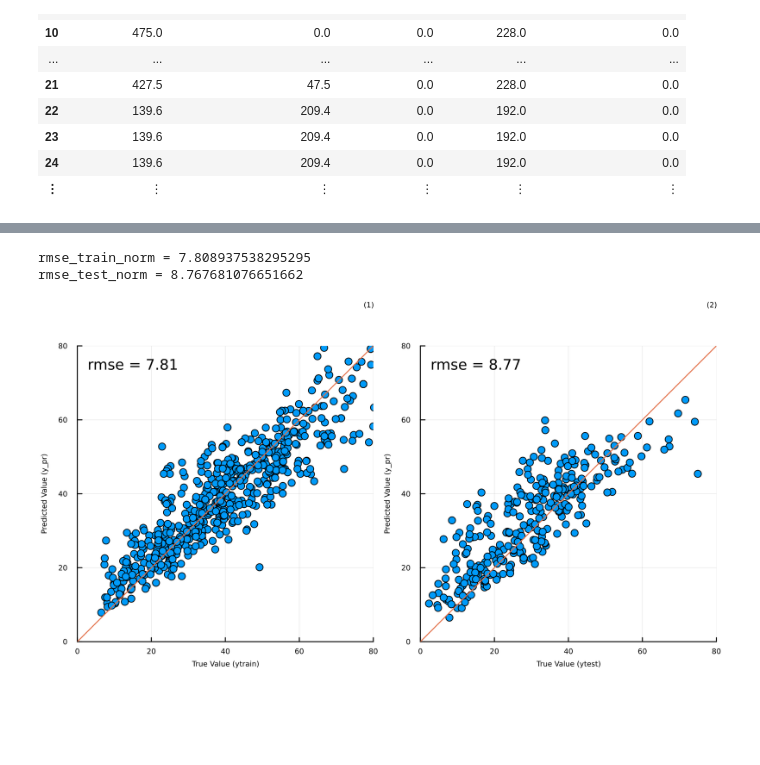
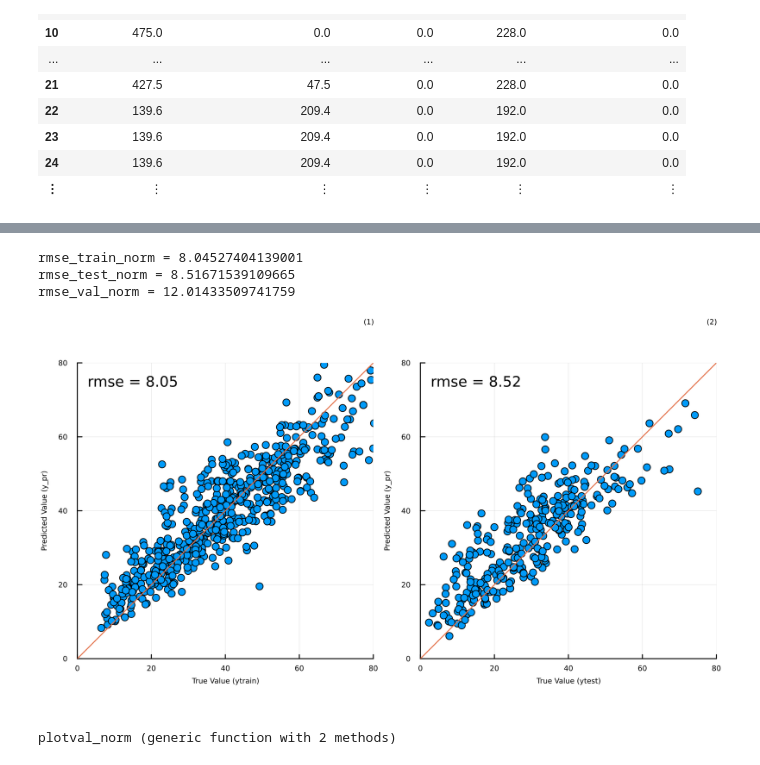
Before and after one commit to uiceds/cee-492-term-project-fall-2022-team-online, a Jupyter notebook: reference/2-Support Vector Regression/SVR.ipynb, the cells around one changed output, grey strips where cells are left out. Saved outputs shown, nothing was run; the diff lists cells and outputs as text; code cells hidden in the pictures; blank space fills up the shorter version.

```diff
--- a/reference/2-Support Vector Regression/SVR.ipynb
+++ b/reference/2-Support Vector Regression/SVR.ipynb
@@ -193,17 +200,52 @@ Best hyper-parameters: Dict{Symbol, Any}(:gamma => 0.03, :C => 33)
 # %%
-regressor_norm = ScikitLearn.fit!(skSVR.SVR(C=33, gamma=0.03, degree =1.0),xtrainnorm,ytrain)
+regressor_norm = ScikitLearn.fit!(skSVR.SVR(C=50, gamma=0.02, degree =1.0),xtrainnorm,ytrain)
 
 y_pr_trainnorm = ScikitLearn.predict(regressor_norm,xtrainnorm)
 y_pr_testnorm = ScikitLearn.predict(regressor_norm,xtestnorm)
-#y_pr_valnorm = ScikitLearn.predict(regressor, xvalnorm)
+y_pr_valnorm = ScikitLearn.predict(regressor, xvalnorm)
 println("rmse_train_norm = $(rmse_SVR_train = sqrt(mse(y_pr_trainnorm, ytrain)))")
 println("rmse_test_norm = $(rmse_SVR_test = sqrt(mse(y_pr_testnorm, ytest)))")
-#println("rmse_test_norm = $(rmse_SVR_test = sqrt(mse(y_pr_valnorm, yval)))")
+println("rmse_val_norm = $(rmse_SVR_test = sqrt(mse(y_pr_valnorm, yval)))")
 # %% [output]
-rmse_train_norm = 7.808937538295295
-rmse_test_norm = 8.767681076651662
+rmse_train_norm = 8.04527404139001
+rmse_test_norm = 8.51671539109665
+rmse_val_norm = 12.01433509741759
 # %%
-display(plottraintest(ytrain, y_pr_trainnorm, ytest, y_pr_testnorm))
-# savefig(joinpath(dirname(@__FILE__), "Tree.png"))
+display(plottraintest(ytrain, y_pr_trainnorm, ytest, y_pr_testnorm))#,"Normalised x_train & Hyperparameter Tuned (Train)", "Normalised x_train & Hyperparameter Tuned (Test)"))
+savefig(joinpath(dirname(@__FILE__), "SVR_normed_2.png"))
 # %% [output]
-[figure, old version]
+[figure, new version]
+# %%
+function plotval_norm(yval, y_pr_val, y_pr_valnorm)
+    xx = 0:80
+    compare_plt_train = plot(ytrain, y_pr_train,
+    st=:scatter,
+    xlims=(0,80),
+    ylims=(0,80),
+    xlab = "True Value (yval)",
+    ylab = "Predicted Value (y_pr)",
+    size = (500,500),
+    aspect_ratio=:equal, legend=false)
+    plot!(xx, xx, st=:line)
+    rmse_train = sqrt(mse(y_pr_val, yval))
+    annotate!(15,75, text("rmse = $(round(rmse_train, sigdigits=3))", 10))
+
+    compare_plt_test = plot(ytest, y_pr_test,
+    st=:scatter,
+    xlims=(0,80),
+    ylims=(0,80),
+    xlab = "True Value (yval)",
+    ylab = "Predicted Value (y_pr)",
+    size = (500,500),
+    aspect_ratio=:equal, legend=false)
+    plot!(xx, xx, st=:line)
+    rmse_test = sqrt(mse(y_pr_valnorm, yval))
+    annotate!(15,75, text("rmse = $(round(rmse_test, sigdigits=3))", 10))
+
+    title1 = ["Optimized SVR Model (w/o Normalization) (1)" "Optimized SVR Model (w Normalization) (2)"]
+    plt2 = plot(compare_plt_train, compare_plt_test, dpi=300, size=(700, 400), left_margin = [1mm 0mm], bottom_margin = [0mm 0mm], guidefontsize = fsize, xtickfont = font(ftsize), ytickfont = font(ftsize), title=title1,  titleloc = :center, titlefont = font(fsize+2))
+
+    return plt2
+end
+# %% [output]
+plotval_norm (generic function with 2 methods)
```
Also changed, not shown: parts of 8 cells of this notebook, 8 other files.
